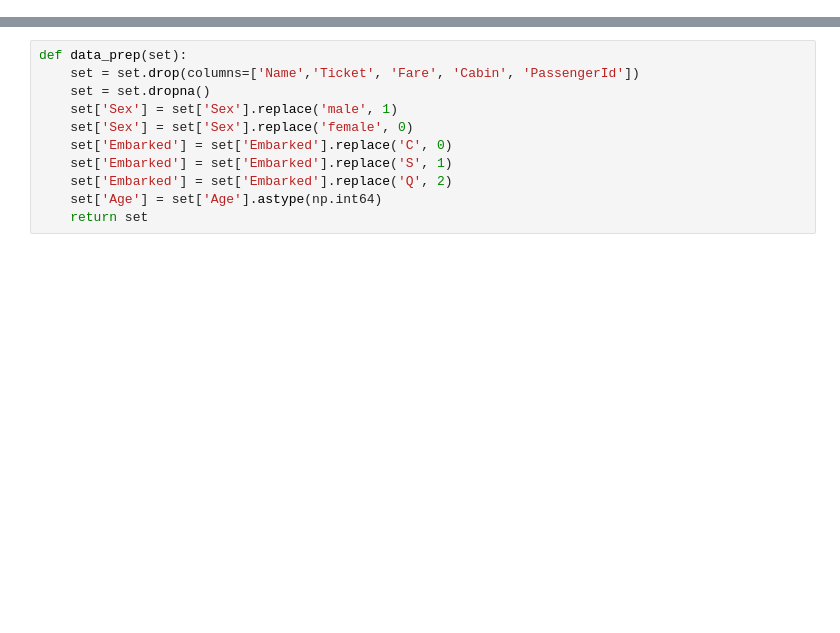
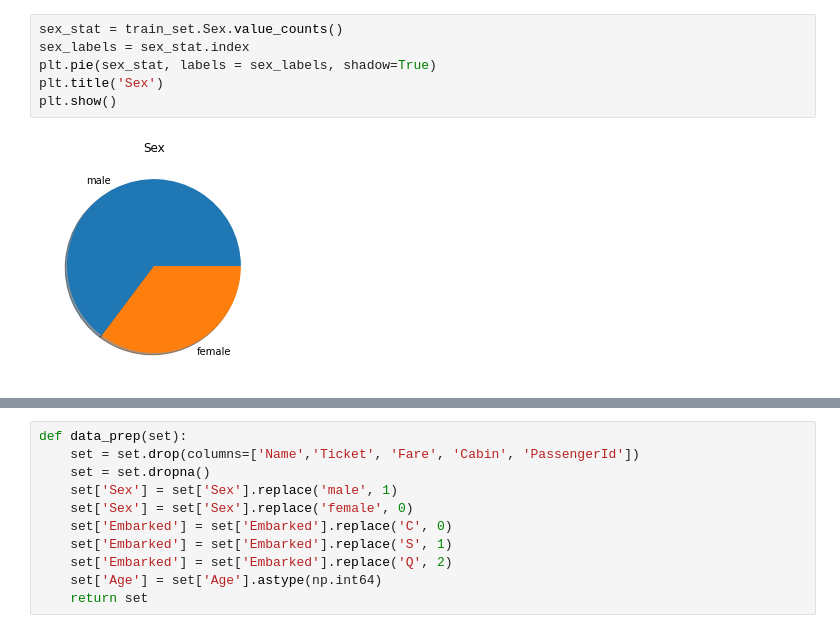
Before and after one commit to M4thez/titanic-machine-learning, a Jupyter notebook: titanic-model-experimental.ipynb, the cells around one changed output, grey strips where cells are left out. Drawn from its saved outputs; the diff is of its cells as text; blank space fills up the shorter version.

```diff
--- a/titanic-model-experimental.ipynb
+++ b/titanic-model-experimental.ipynb
@@ -21,3 +21,11 @@ train_set.head()
 | 2 | 3 | 1 | 3 | Heikkinen, Miss. Laina | female | 26.0 | 0 | 0 | STON/O2. 3101282 | 7.9250 | ... |
 | 3 | 4 | 1 | 1 | Futrelle, Mrs. Jacques Heath (Lil... | female | 35.0 | 1 | 0 | 113803 | 53.1000 | ... |
 | 4 | 5 | 0 | 3 | Allen, Mr. William Henry | male | 35.0 | 0 | 0 | 373450 | 8.0500 | ... |
+# %%
+sex_stat = train_set.Sex.value_counts()
+sex_labels = sex_stat.index
+plt.pie(sex_stat, labels = sex_labels, shadow=True)
+plt.title('Sex')
+plt.show()
+# %% [output]
+[figure, added]
```
Also changed, not shown: parts of 3 cells of this notebook.
